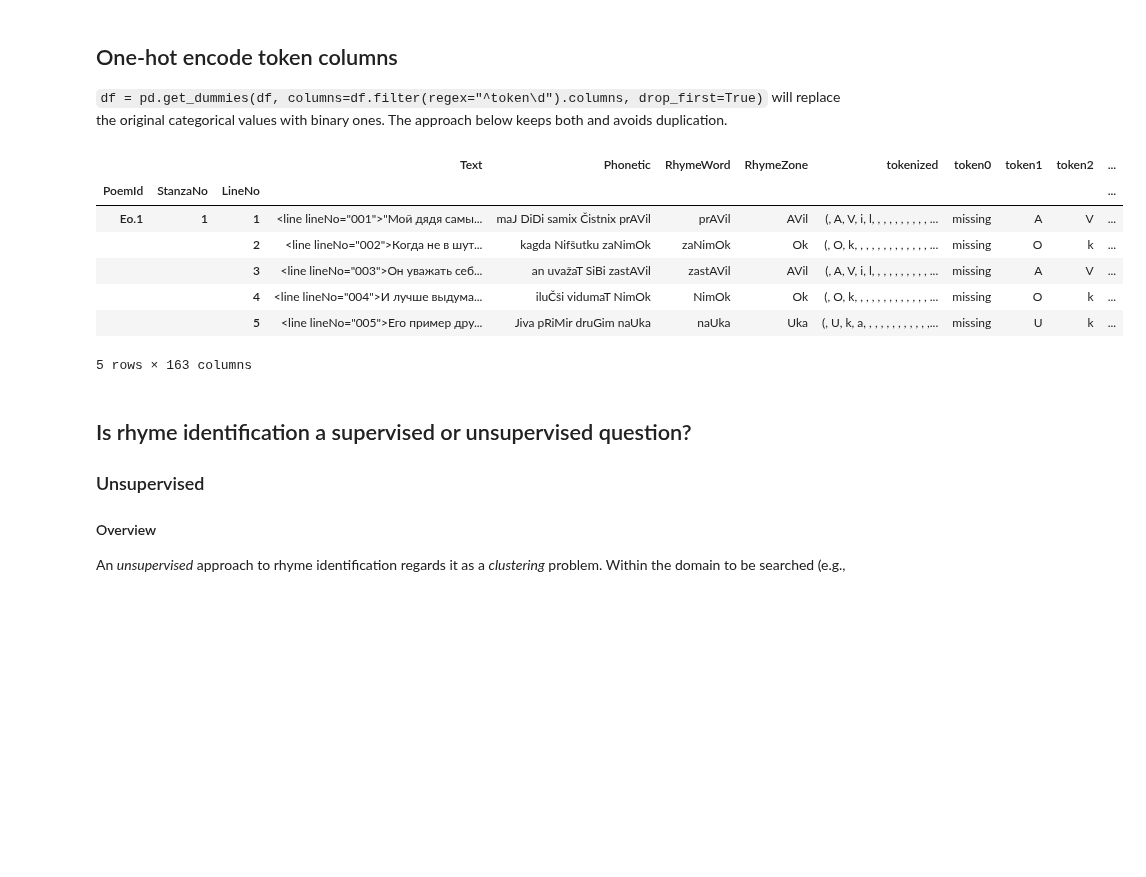
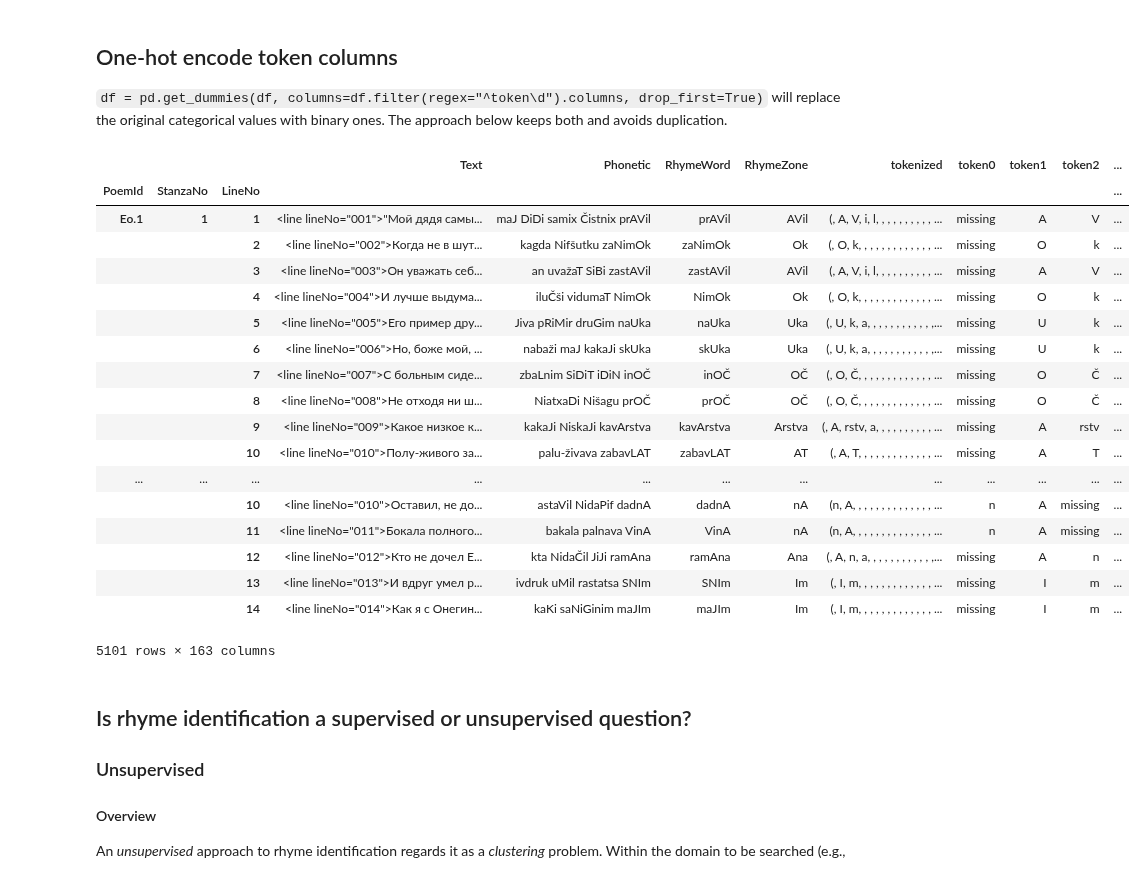
Before and after one commit to Data-Science-for-Linguists-2019/russian_rhyme, a Jupyter notebook: dev/progress_report_4.ipynb, the cells around one changed output. Saved outputs shown, nothing was run; the diff lists cells and outputs as text; code cells hidden in the pictures; blank space fills up the shorter version.

```diff
--- a/dev/progress_report_4.ipynb
+++ b/dev/progress_report_4.ipynb
@@ -356,16 +356,27 @@ df = df.merge(dummy, on=["PoemId", "StanzaNo", "LineNo", "Text", "Phonetic", "Rh
 # %%
 # Multindex on PoemId (canto), StanzaNo, and LineNo; stanza will be rhyme domain
 df.set_index(["PoemId", "StanzaNo", "LineNo"], inplace=True)
-df.head()
+df
 # %% [output]
 |  |  |  | Text | Phonetic | RhymeWord | RhymeZone | tokenized | token0 | token1 | token2 | ... |
 | PoemId | StanzaNo | LineNo |  |  |  |  |  |  |  |  | ... |
 | Eo.1 | 1 | 1 | <line lineNo="001">"Мой дядя самы... | maJ DiDi samix Čistnix prAVil | prAVil | AVil | (, A, V, i, l, , , , , , , , , , ... | missing | A | V | ... |
 |  |  | 2 | <line lineNo="002">Когда не в шут... | kagda Nifšutku zaNimOk | zaNimOk | Ok | (, O, k, , , , , , , , , , , , , ... | missing | O | k | ... |
 |  |  | 3 | <line lineNo="003">Он уважать себ... | an uvažaT SiBi zastAVil | zastAVil | AVil | (, A, V, i, l, , , , , , , , , , ... | missing | A | V | ... |
 |  |  | 4 | <line lineNo="004">И лучше выдума... | iluČši vidumaT NimOk | NimOk | Ok | (, O, k, , , , , , , , , , , , , ... | missing | O | k | ... |
 |  |  | 5 | <line lineNo="005">Его пример дру... | Jiva pRiMir druGim naUka | naUka | Uka | (, U, k, a, , , , , , , , , , , ,... | missing | U | k | ... |
+|  |  | 6 | <line lineNo="006">Но, боже мой, ... | nabaži maJ kakaJi skUka | skUka | Uka | (, U, k, a, , , , , , , , , , , ,... | missing | U | k | ... |
+|  |  | 7 | <line lineNo="007">С больным сиде... | zbaLnim SiDiT iDiN inOČ | inOČ | OČ | (, O, Č, , , , , , , , , , , , , ... | missing | O | Č | ... |
+|  |  | 8 | <line lineNo="008">Не отходя ни ш... | NiatxaDi Nišagu prOČ | prOČ | OČ | (, O, Č, , , , , , , , , , , , , ... | missing | O | Č | ... |
+|  |  | 9 | <line lineNo="009">Какое низкое к... | kakaJi NiskaJi kavArstva | kavArstva | Arstva | (, A, rstv, a, , , , , , , , , , ... | missing | A | rstv | ... |
+|  |  | 10 | <line lineNo="010">Полу-живого за... | palu-živava zabavLAT | zabavLAT | AT | (, A, T, , , , , , , , , , , , , ... | missing | A | T | ... |
+| ... | ... | ... | ... | ... | ... | ... | ... | ... | ... | ... | ... |
+|  |  | 10 | <line lineNo="010">Оставил, не до... | astaVil NidaPif dadnA | dadnA | nA | (n, A, , , , , , , , , , , , , , ... | n | A | missing | ... |
+|  |  | 11 | <line lineNo="011">Бокала полного... | bakala palnava VinA | VinA | nA | (n, A, , , , , , , , , , , , , , ... | n | A | missing | ... |
+|  |  | 12 | <line lineNo="012">Кто не дочел Е... | kta NidaČil JiJi ramAna | ramAna | Ana | (, A, n, a, , , , , , , , , , , ,... | missing | A | n | ... |
+|  |  | 13 | <line lineNo="013">И вдруг умел р... | ivdruk uMil rastatsa SNIm | SNIm | Im | (, I, m, , , , , , , , , , , , , ... | missing | I | m | ... |
+|  |  | 14 | <line lineNo="014">Как я с Онегин... | kaKi saNiGinim maJIm | maJIm | Im | (, I, m, , , , , , , , , , , , , ... | missing | I | m | ... |
-5 rows × 163 columns
+5101 rows × 163 columns
 # %% [markdown]
 ## Is rhyme identification a supervised or unsupervised question?
 
```
